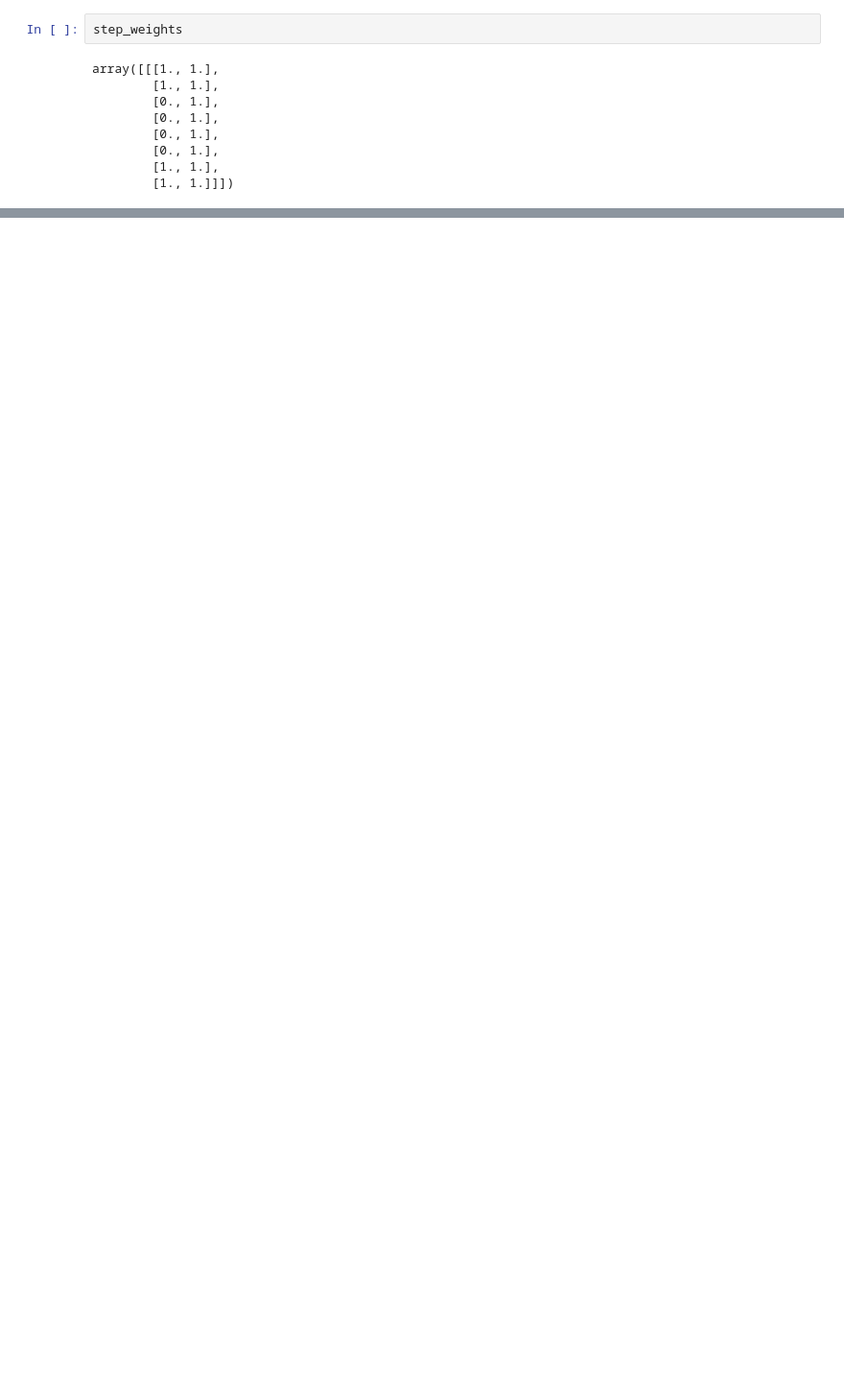
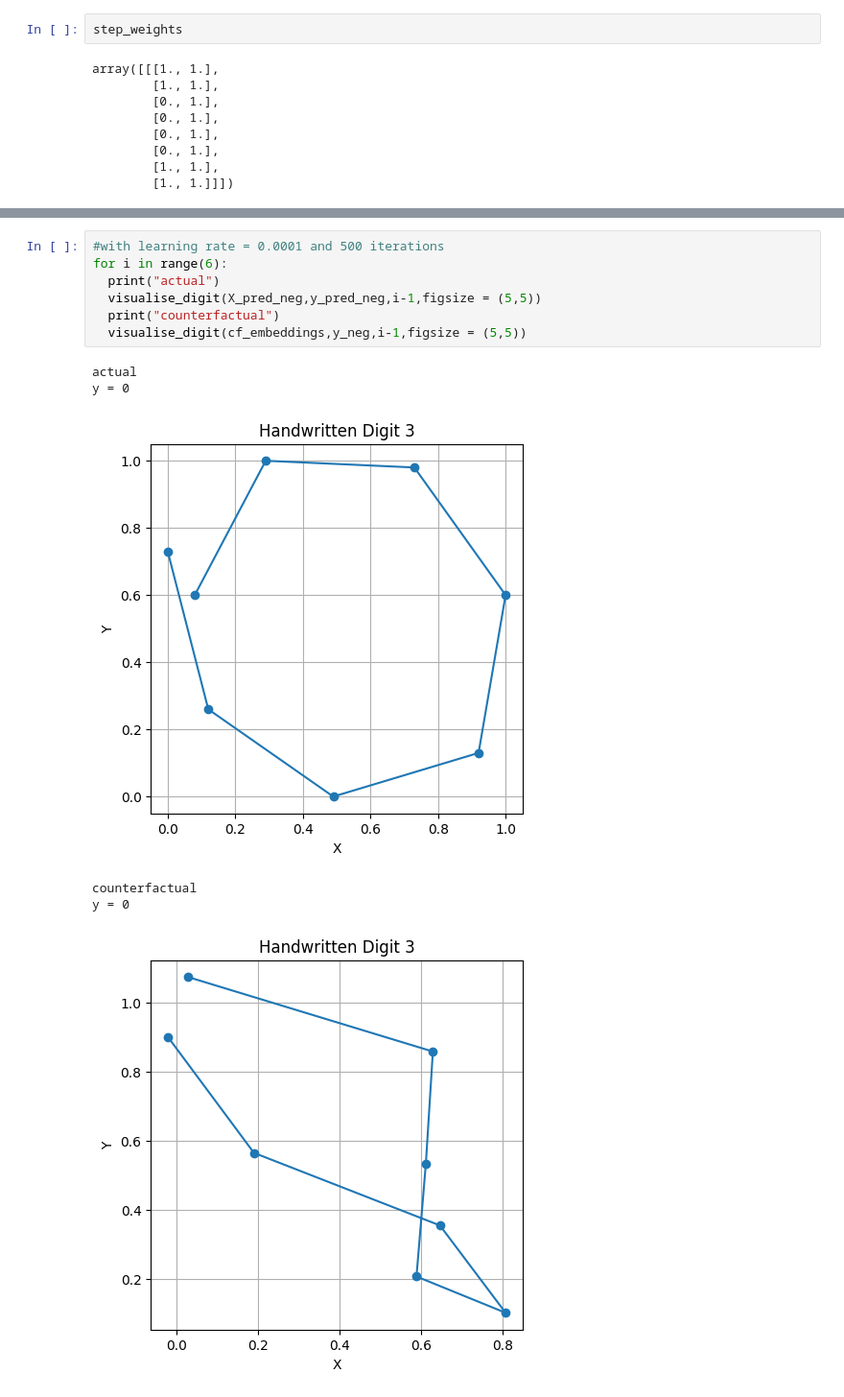
Before and after one commit to stellagerantoni/LatentCfMultivariate, a Jupyter notebook: multivariate_pendigits.ipynb, the cells around one changed output, grey strips where cells are left out. Shown at 96% size. Drawn from its saved outputs; the diff is of its cells as text; blank space fills up the shorter version.

```diff
--- a/multivariate_pendigits.ipynb
+++ b/multivariate_pendigits.ipynb
@@ -438,0 +473,14 @@ y = 0
+# %%
+#with learning rate = 0.0001 and 500 iterations
+for i in range(6):
+  print("actual")
+  visualise_digit(X_pred_neg,y_pred_neg,i-1,figsize = (5,5))
+  print("counterfactual")
+  visualise_digit(cf_embeddings,y_neg,i-1,figsize = (5,5))
+# %% [output]
+actual
+y = 0
+[figure, added]
+counterfactual
+y = 0
+[figure, added]
```
Also changed, not shown: parts of 10 cells of this notebook.
